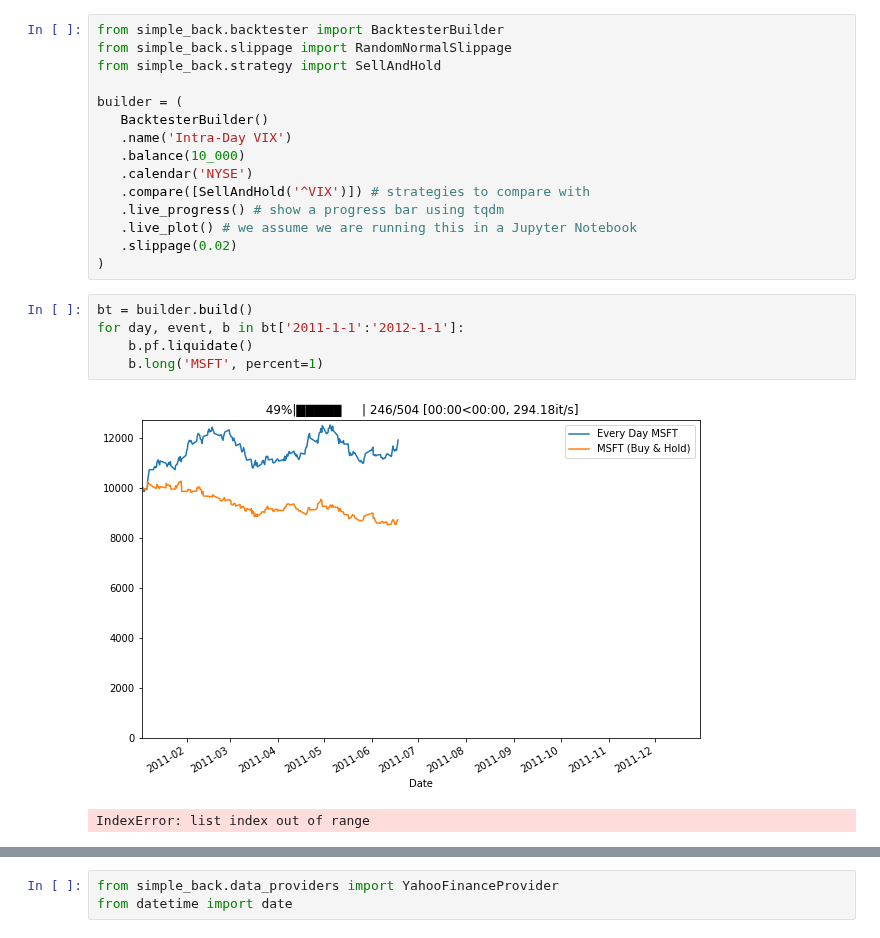
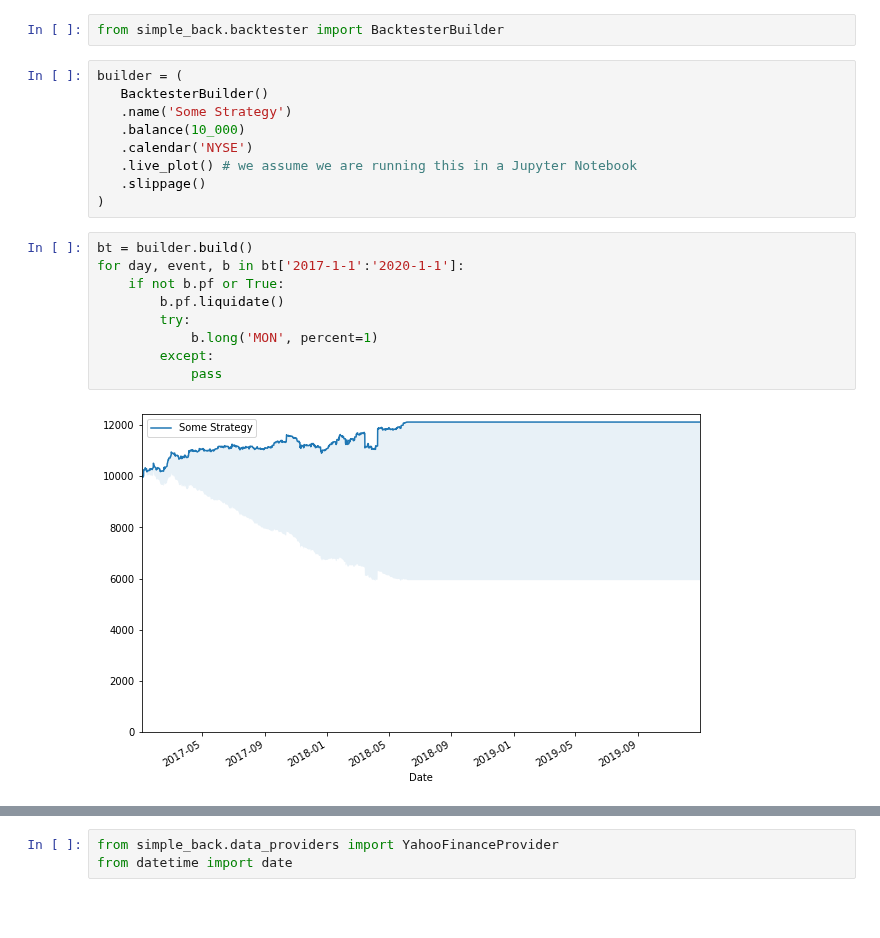
Before and after one commit to MiniXC/simple-back, a Jupyter notebook: docs/slippage.ipynb, the cells around one changed output, grey strips where cells are left out. Cells and saved outputs as stored; diff of their text form; blank space fills up the shorter version.

Commit message:
0.5.2, slippage, fix discont. tickers, more docs, downgrade python for colab

```diff
--- a/docs/slippage.ipynb
+++ b/docs/slippage.ipynb
@@ -1,23 +1,22 @@
+# %%
+from simple_back.backtester import BacktesterBuilder
 # %%
-from simple_back.backtester import BacktesterBuilder
-from simple_back.slippage import RandomNormalSlippage
-from simple_back.strategy import SellAndHold
-
 builder = (
    BacktesterBuilder()
-   .name('Intra-Day VIX')
+   .name('Some Strategy')
    .balance(10_000)
    .calendar('NYSE')
-   .compare([SellAndHold('^VIX')]) # strategies to compare with
-   .live_progress() # show a progress bar using tqdm
    .live_plot() # we assume we are running this in a Jupyter Notebook
-   .slippage(0.02)
+   .slippage()
 )
 # %%
 bt = builder.build()
-for day, event, b in bt['2011-1-1':'2012-1-1']:
-    b.pf.liquidate()
-    b.long('MSFT', percent=1)
+for day, event, b in bt['2017-1-1':'2020-1-1']:
+    if not b.pf or True:
+        b.pf.liquidate()
+        try:
+            b.long('MON', percent=1)
+        except:
+            pass
 # %% [output]
-[figure, old version]
+[figure, new version]
-IndexError: list index out of range
```
Also changed, not shown: parts of 7 cells of this notebook, 7 other files.
